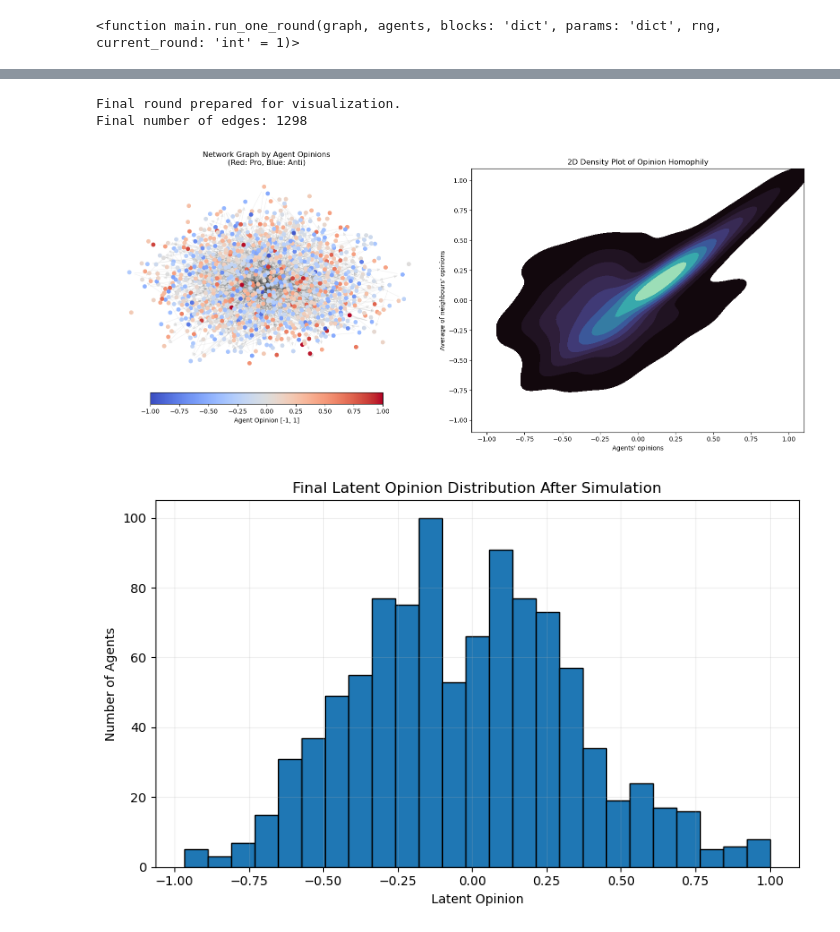
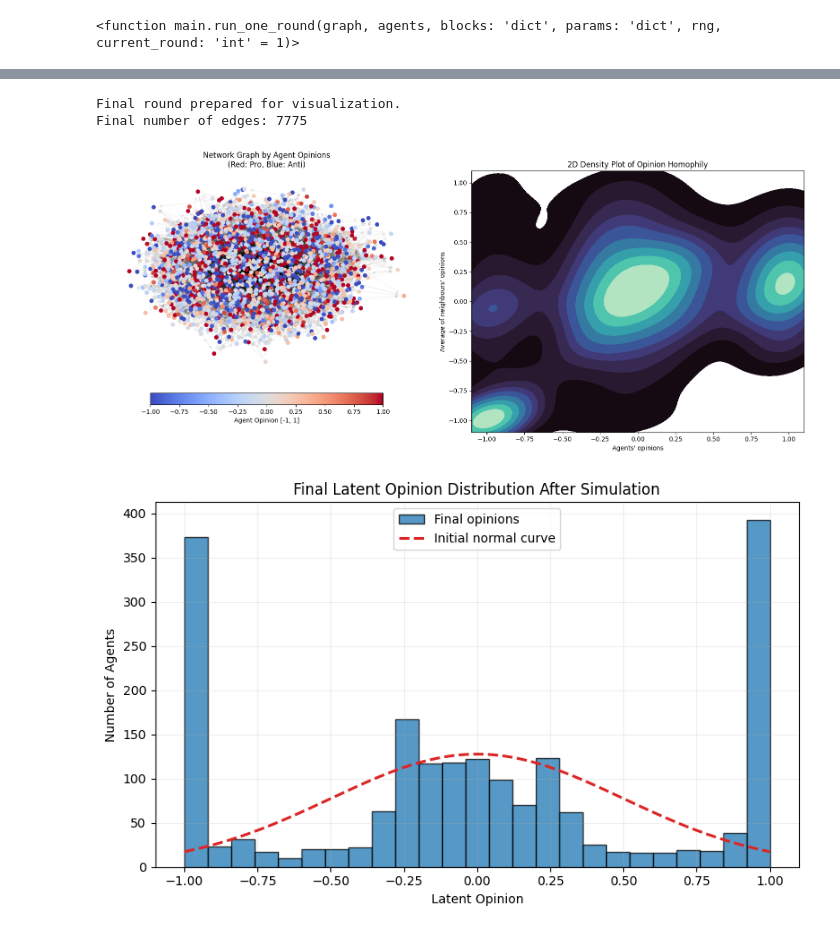
Before and after one commit to 666feiyu666/Opinion_ABM, a Jupyter notebook: notebooks/Opinion_Dynamics_Project.ipynb, the cells around one changed output, grey strips where cells are left out. Drawn from its saved outputs; the diff is of its cells as text; code cells hidden in the pictures.

Commit message:
working on tolerance range

```diff
--- a/notebooks/Opinion_Dynamics_Project.ipynb
+++ b/notebooks/Opinion_Dynamics_Project.ipynb
@@ -62,0 +38,43 @@ params
+# %%
+# ==========================================
+# Cell 3: Define model parameters
+# ==========================================
+
+params = make_params({
+    "tolerance_threshold": 0.30,
+
+    # 1. 先让初始分布更宽
+    "opinion_std": 0.5,
+
+    # 2. 降低冻结
+    "tau_env": 0.90,
+    "max_confidence": 15.0,
+
+    # 3. 增强 out 区的强化/反弹
+    "omega_pC_out": 0.12,
+    "omega_pT_out": 0.04,
+    "omega_nT_out": 0.10,
+    "omega_nC_out": 0.00,
+
+    # 4. 增加曝光
+    "p_O": 0.04,
+    "beta2_diff": 1.00,
+    "max_read_capacity": 12,
+
+    # 5. 把你之前加的 warmup 放松
+    "creation_warmup_rounds": 2,
+    "stance_feedback_warmup_rounds": 4,
+    "style_feedback_warmup_rounds": 4,
+    "creation_warmup_floor": 0.80,
+    "stance_feedback_floor": 0.70,
+    "style_feedback_floor": 0.70,
+
+    # 6. 让同温层重连更容易
+    "theta_F": 2.8,
+    "a4": 1.6,
+    "b_O": 0.6,
+    "b_TO": 1.0,
+})
+
+
+params
@@ -203,7 +239,7 @@ print('Final round prepared for visualization.')
 print(f"Final number of edges: {G_updated.number_of_edges()}")
 # %% [output]
 Final round prepared for visualization.
-Final number of edges: 1298
+Final number of edges: 7775
 # %%
 # ==========================================
 # Cell 10: 1x2 visualization
@@ -212,16 +248,16 @@ Final number of edges: 1298
 fig, _ = plot_network_and_homophily(G_updated, pos)
 plt.show()
 # %% [output]
-[figure, old version]
+[figure, new version]
 # %%
 # ==========================================
 # Cell 11: Final opinion distribution
 # ==========================================
 
-fig, _ = plot_final_opinion_distribution(agents)
+fig, _ = plot_final_opinion_distribution(agents, params=params)
 plt.show()
 # %% [output]
-[figure, old version]
+[figure, new version]
 # %%
 # ==========================================
 # Cell 12: Highlight opinion leaders
```
Also changed, not shown: parts of 7 cells of this notebook, 11 other files.
